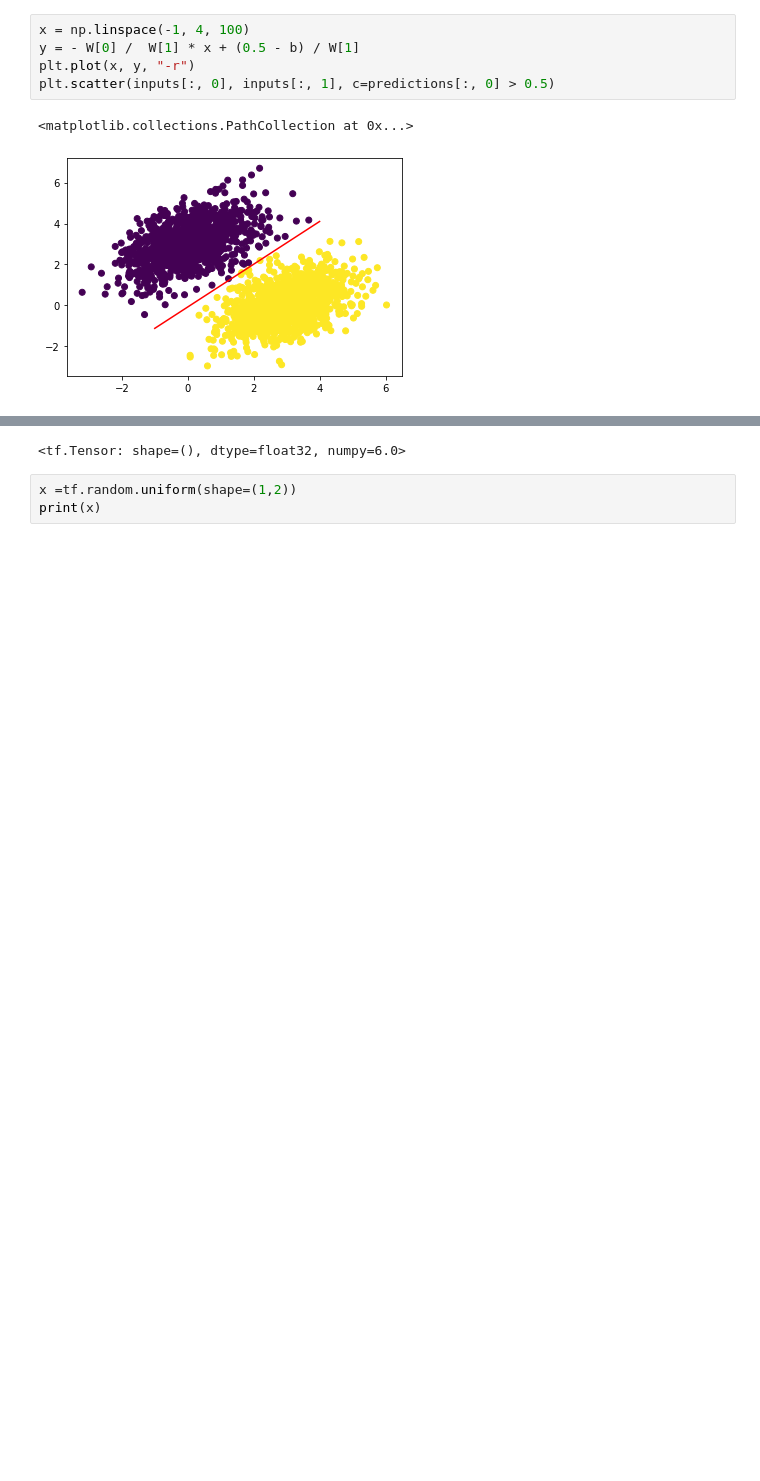
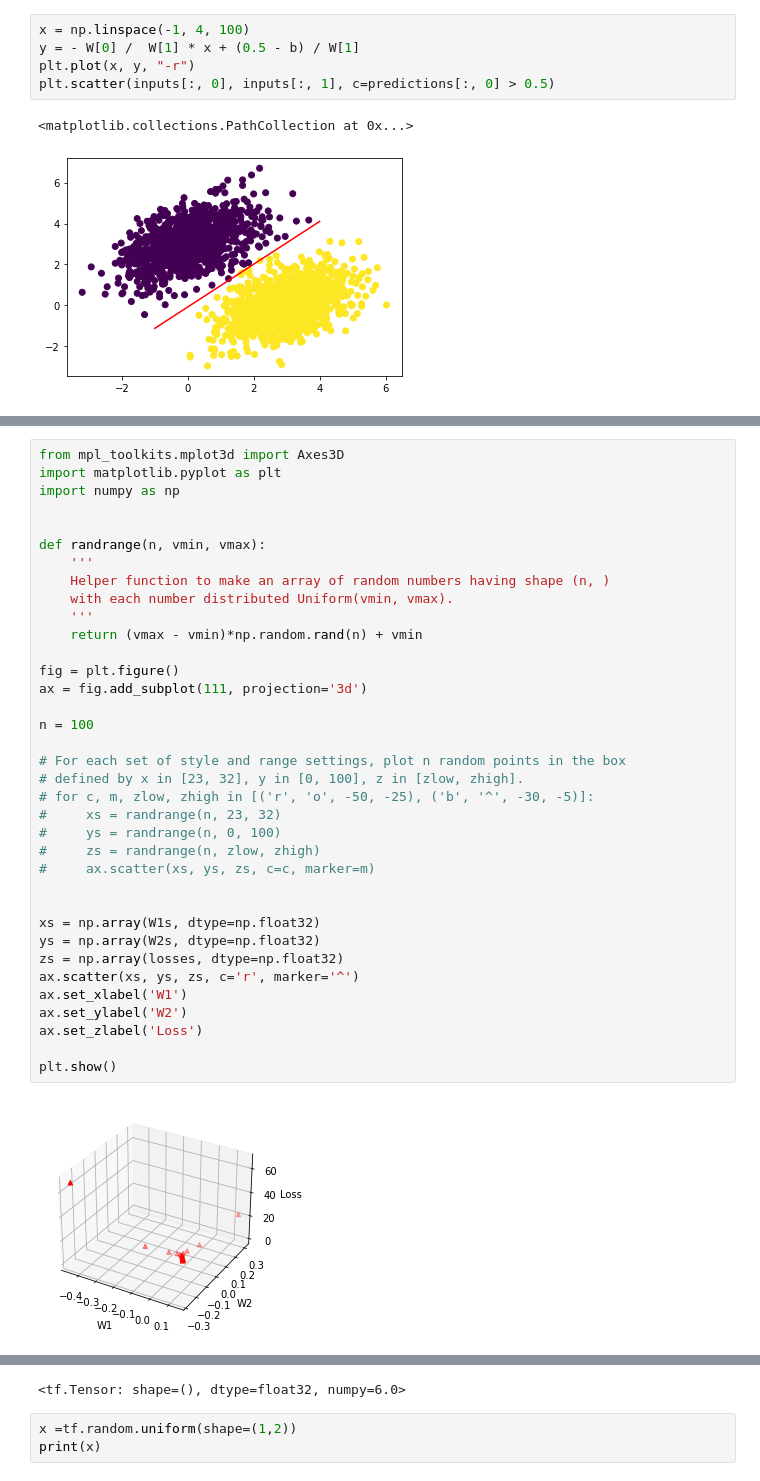
Before and after one commit to Kaizzen42/DLwPyFCholletBook, a Jupyter notebook: Chapter_3.ipynb, the cells around one changed output, grey strips where cells are left out. Cells and saved outputs as stored; diff of their text form; blank space fills up the shorter version.

```diff
--- a/Chapter_3.ipynb
+++ b/Chapter_3.ipynb
@@ -265,0 +243,38 @@ plt.scatter(inputs[:, 0], inputs[:, 1], c=predictions[:, 0] > 0.5)
+# %%
+from mpl_toolkits.mplot3d import Axes3D
+import matplotlib.pyplot as plt
+import numpy as np
+
+
+def randrange(n, vmin, vmax):
+    '''
+    Helper function to make an array of random numbers having shape (n, )
+    with each number distributed Uniform(vmin, vmax).
+    '''
+    return (vmax - vmin)*np.random.rand(n) + vmin
+
+fig = plt.figure()
+ax = fig.add_subplot(111, projection='3d')
+
+n = 100
+
+# For each set of style and range settings, plot n random points in the box
+# defined by x in [23, 32], y in [0, 100], z in [zlow, zhigh].
+# for c, m, zlow, zhigh in [('r', 'o', -50, -25), ('b', '^', -30, -5)]:
+#     xs = randrange(n, 23, 32)
+#     ys = randrange(n, 0, 100)
+#     zs = randrange(n, zlow, zhigh)
+#     ax.scatter(xs, ys, zs, c=c, marker=m)
+
+
+xs = np.array(W1s, dtype=np.float32)
+ys = np.array(W2s, dtype=np.float32)
+zs = np.array(losses, dtype=np.float32)
+ax.scatter(xs, ys, zs, c='r', marker='^')
+ax.set_xlabel('W1')
+ax.set_ylabel('W2')
+ax.set_zlabel('Loss')
+
+plt.show()
+# %% [output]
+[figure, added]
```
Also changed, not shown: parts of 7 cells of this notebook.
